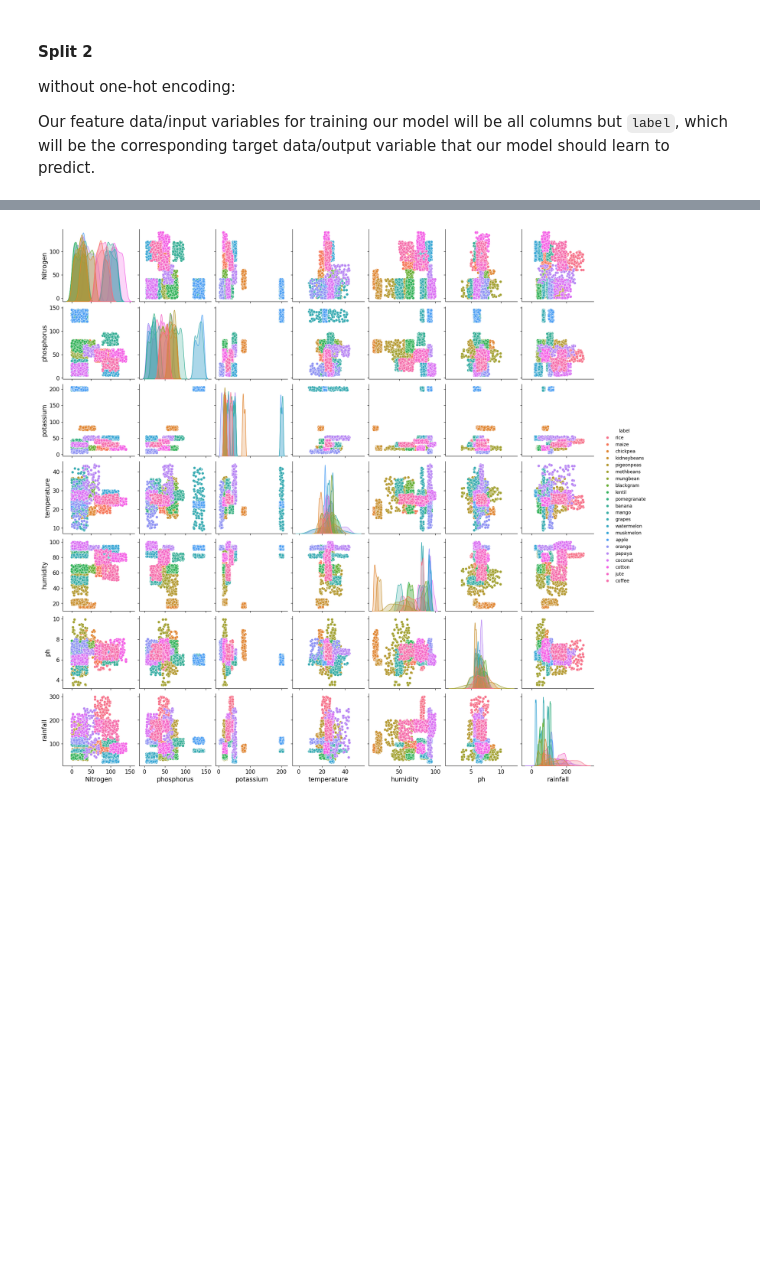
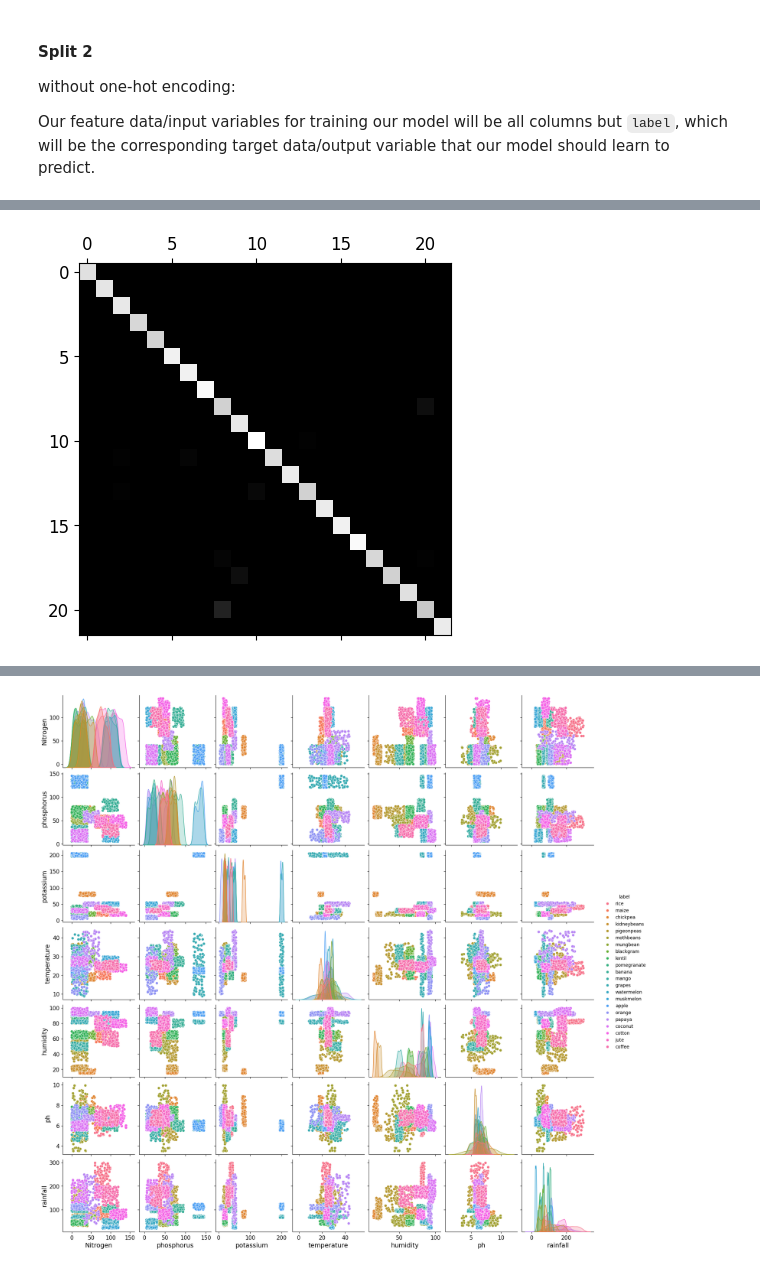
Before and after one commit to Gruppe-H/OLA2, a Jupyter notebook: Exercise.ipynb, the cells around one changed output, grey strips where cells are left out. Saved outputs shown, nothing was run; the diff lists cells and outputs as text; code cells hidden in the pictures; blank space fills up the shorter version.

```diff
--- a/Exercise.ipynb
+++ b/Exercise.ipynb
@@ -236,3 +236,6 @@ y = crops.iloc[:, -1].values
 from sklearn.model_selection import train_test_split
 
 X_train_set, X_test_set, y_train_set, y_test_set = train_test_split(X, y, test_size=0.2, random_state=42)
+# %%
+crops_train = X_train_set.copy()
+crops_labels = y_train_set.copy()
@@ -238,0 +247,6 @@ X_train_set, X_test_set, y_train_set, y_test_set = train_test_split(X, y, test_s
+# %%
+from sklearn import preprocessing
+
+label_encoder = preprocessing.LabelEncoder()
+crops_labels = label_encoder.fit_transform(crops_labels)
+crops_labels
@@ -238,0 +255,5 @@ X_train_set, X_test_set, y_train_set, y_test_set = train_test_split(X, y, test_s
+# %%
+from sklearn.neighbors import KNeighborsClassifier
+
+knn = KNeighborsClassifier()
+knn.fit(crops_train, crops_labels)
@@ -238,0 +267,7 @@ X_train_set, X_test_set, y_train_set, y_test_set = train_test_split(X, y, test_s
+# %%
+from sklearn.model_selection import cross_val_predict
+from sklearn.metrics import confusion_matrix
+
+y_train_pred = cross_val_predict(knn, crops_train, crops_labels, cv=3)
+conf_mx = confusion_matrix(crops_labels, y_train_pred)
+conf_mx
@@ -238,0 +292,5 @@ X_train_set, X_test_set, y_train_set, y_test_set = train_test_split(X, y, test_s
+# %%
+plt.matshow(conf_mx, cmap=plt.cm.gray)
+plt.show()
+# %% [output]
+[figure, added]
```
Also changed, not shown: parts of 7 cells of this notebook.
